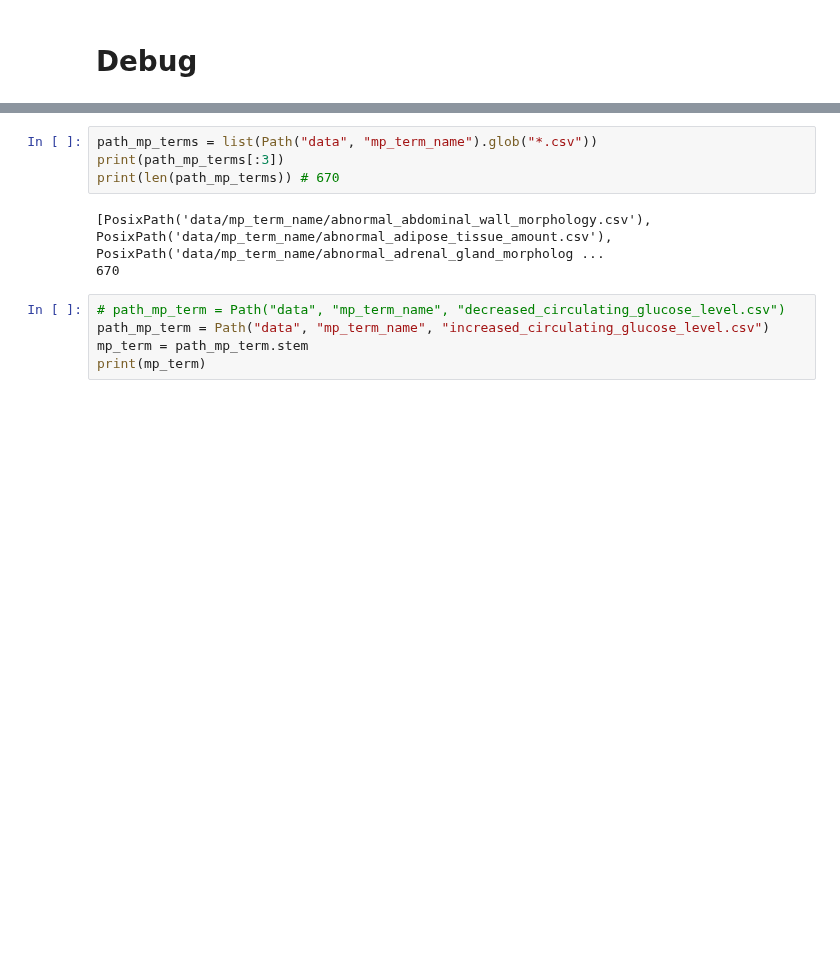
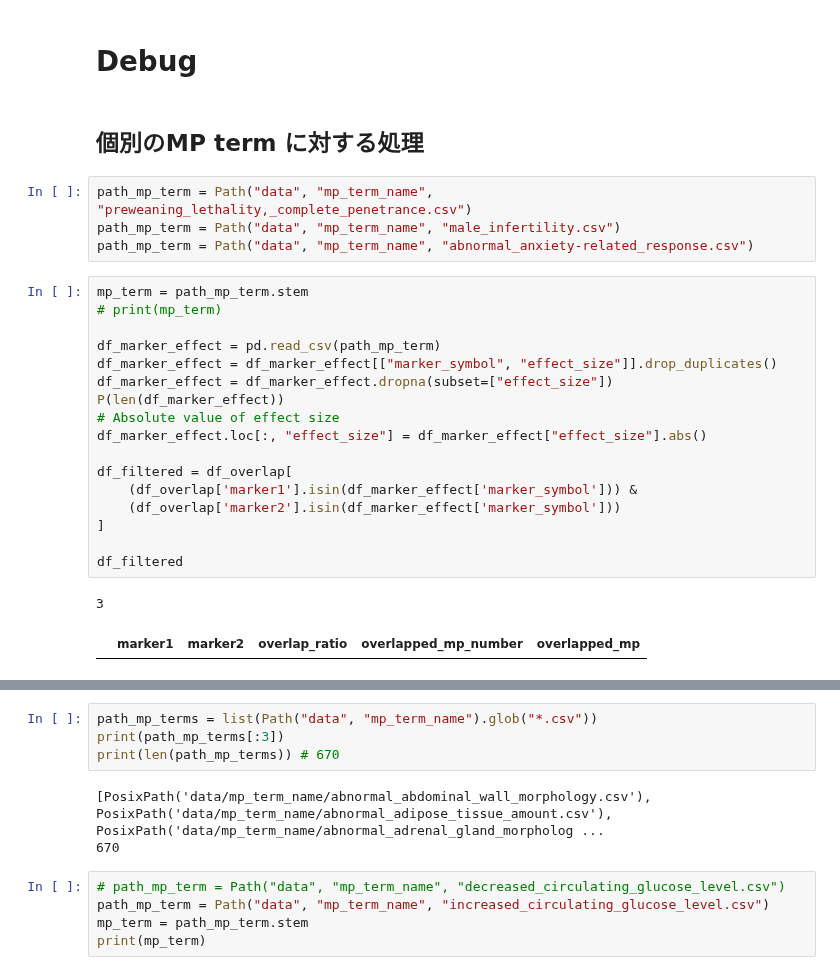
Before and after one commit to akikuno/TSUMUGI-dev, a Jupyter notebook: notebooks/notebools-web/055_combine_overlap_by_mp_term_name.ipynb, the cells around one changed output, grey strips where cells are left out. Cells and saved outputs as stored; diff of their text form; blank space fills up the shorter version.

```diff
--- a/notebooks/notebools-web/055_combine_overlap_by_mp_term_name.ipynb
+++ b/notebooks/notebools-web/055_combine_overlap_by_mp_term_name.ipynb
@@ -174,2 +241,28 @@ total 9.6M
 # %% [markdown]
 # Debug
+# %% [markdown]
+## 個別のMP term に対する処理
+# %%
+path_mp_term = Path("data", "mp_term_name", "preweaning_lethality,_complete_penetrance.csv")
+path_mp_term = Path("data", "mp_term_name", "male_infertility.csv")
+path_mp_term = Path("data", "mp_term_name", "abnormal_anxiety-related_response.csv")
+# %%
+mp_term = path_mp_term.stem
+# print(mp_term)
+
+df_marker_effect = pd.read_csv(path_mp_term)
+df_marker_effect = df_marker_effect[["marker_symbol", "effect_size"]].drop_duplicates()
+df_marker_effect = df_marker_effect.dropna(subset=["effect_size"])
+P(len(df_marker_effect))
+# Absolute value of effect size
+df_marker_effect.loc[:, "effect_size"] = df_marker_effect["effect_size"].abs()
+
+df_filtered = df_overlap[
+    (df_overlap['marker1'].isin(df_marker_effect['marker_symbol'])) &
+    (df_overlap['marker2'].isin(df_marker_effect['marker_symbol']))
+]
+
+df_filtered
+# %% [output]
+3
+|  | marker1 | marker2 | overlap_ratio | overlapped_mp_number | overlapped_mp |
```
Also changed, not shown: parts of 7 cells of this notebook, 9 other files.
